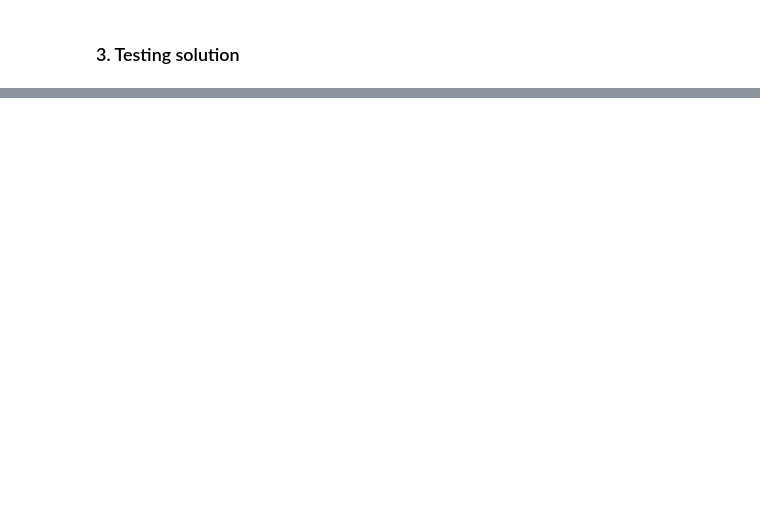
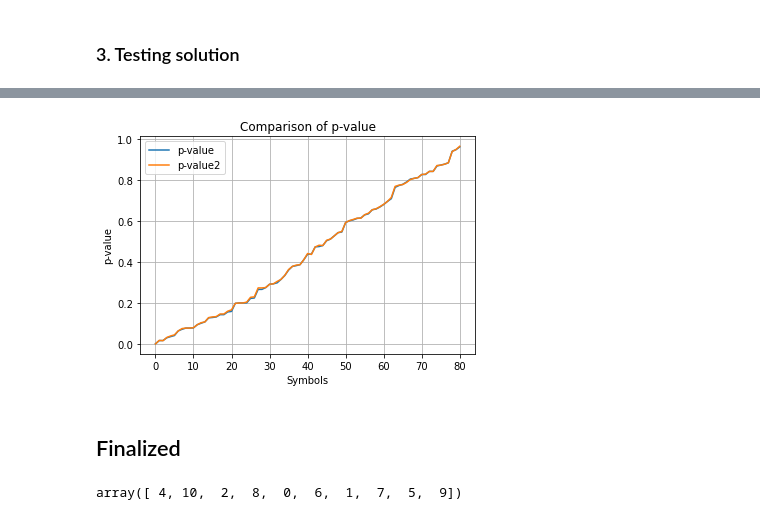
Before and after one commit to PathwayAndDataAnalysis/TF-Analysis, a Jupyter notebook: main/notebook.ipynb, the cells around one changed output, grey strips where cells are left out. Drawn from its saved outputs; the diff is of its cells as text; code cells hidden in the pictures; blank space fills up the shorter version.

Commit message:
p-value comparison of negpos view and one view

```diff
--- a/main/notebook.ipynb
+++ b/main/notebook.ipynb
@@ -639,0 +1092,10 @@ print(np.sum(np.concatenate((a, b))))
+# %%
+import pandas as pd
+import matplotlib.pyplot as plt
+
+# read file
+pos_neg = pd.read_csv('../output/output_file_new.csv')
+# Delete first row
+pos_neg = pos_neg.drop([0], axis=0)
+
+pos_neg.head()
@@ -639,0 +1109,27 @@ print(np.sum(np.concatenate((a, b))))
+# %%
+pos_neg['p-value'] = pos_neg['p-value'].astype(float)
+pos_neg['p-value2'] = pos_neg['p-value2'].astype(float)
+
+# sort dataframe by p-value
+pos_neg = pos_neg.sort_values(by=['p-value'], ascending=True, ignore_index=True)
+
+plt.plot(pos_neg['p-value'], label='p-value')
+plt.plot(pos_neg['p-value2'], label='p-value2')
+plt.xlabel('Symbols')
+plt.ylabel('p-value')
+plt.title('Comparison of p-value')
+plt.legend()
+plt.grid()
+plt.show()
+
+# Export plot as png file
+plt.savefig('../output/comparison.png', dpi=300, bbox_inches='tight')
+# %% [output]
+[figure, added]
+# %% [markdown]
+## Finalized
+# %%
+t = np.random.choice(11, 10, replace=False)
+t
+# %% [output]
+array([ 4, 10,  2,  8,  0,  6,  1,  7,  5,  9])
```
Also changed, not shown: parts of 11 cells of this notebook, 6 other files.
